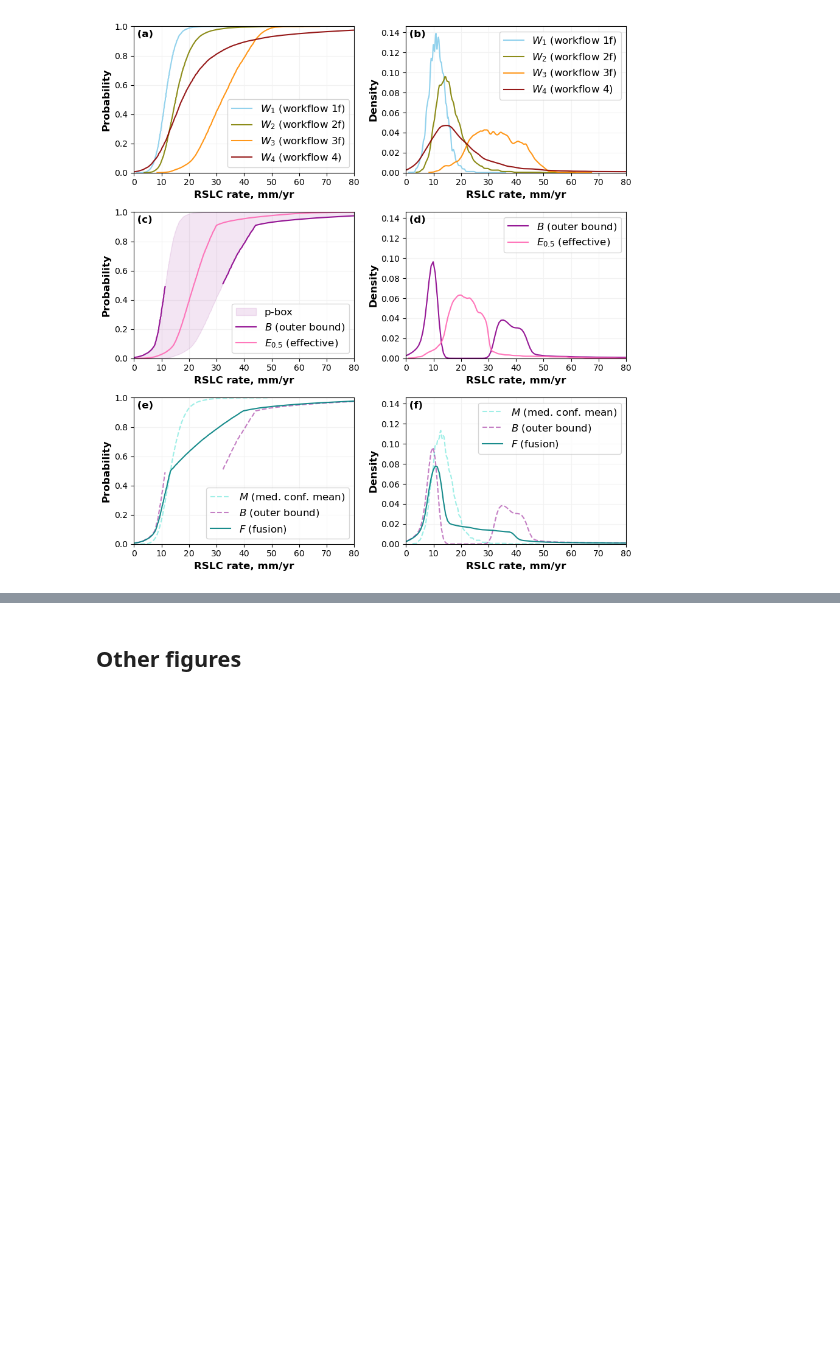
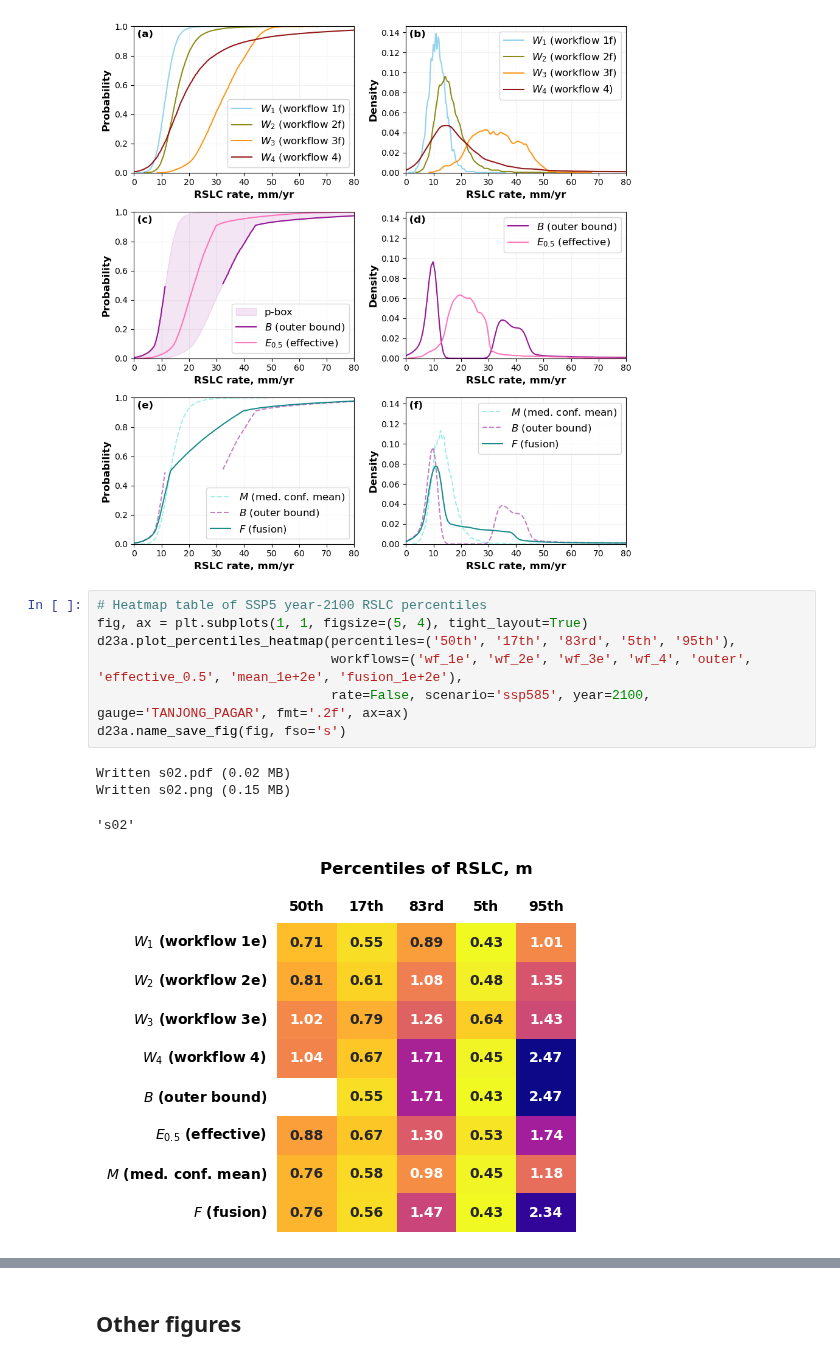
Before and after one commit to grandey/d23a-fusion, a Jupyter notebook: fusion_analysis_d23a.ipynb, the cells around one changed output, grey strips where cells are left out. Cells and saved outputs as stored; diff of their text form; blank space fills up the shorter version.

Commit message:
d23a.py plot_percentiles_heatmap(): Plot heatmap table showing percentiles of quantile functions.

```diff
--- a/fusion_analysis_d23a.ipynb
+++ b/fusion_analysis_d23a.ipynb
@@ -115,6 +115,18 @@ Written s01.pdf (0.04 MB)
 Written s01.png (0.63 MB)
 's01'
 [figure]
+# %%
+# Heatmap table of SSP5 year-2100 RSLC percentiles
+fig, ax = plt.subplots(1, 1, figsize=(5, 4), tight_layout=True)
+d23a.plot_percentiles_heatmap(percentiles=('50th', '17th', '83rd', '5th', '95th'),
+                              workflows=('wf_1e', 'wf_2e', 'wf_3e', 'wf_4', 'outer', 'effective_0.5', 'mean_1e+2e', 'fusion_1e+2e'),
+                              rate=False, scenario='ssp585', year=2100, gauge='TANJONG_PAGAR', fmt='.2f', ax=ax)
+d23a.name_save_fig(fig, fso='s')
+# %% [output]
+Written s02.pdf (0.02 MB)
+Written s02.png (0.15 MB)
+'s02'
+[figure, added]
 # %%
 # SSP5 year-2100 effective_0.5 and fusion_1e+2e
 fig, axs = d23a.fig_qfs_marginals(workflows_r=(('fusion_1e+2e',),),
```
Also changed, not shown: parts of 2 cells of this notebook, 3 other files.
